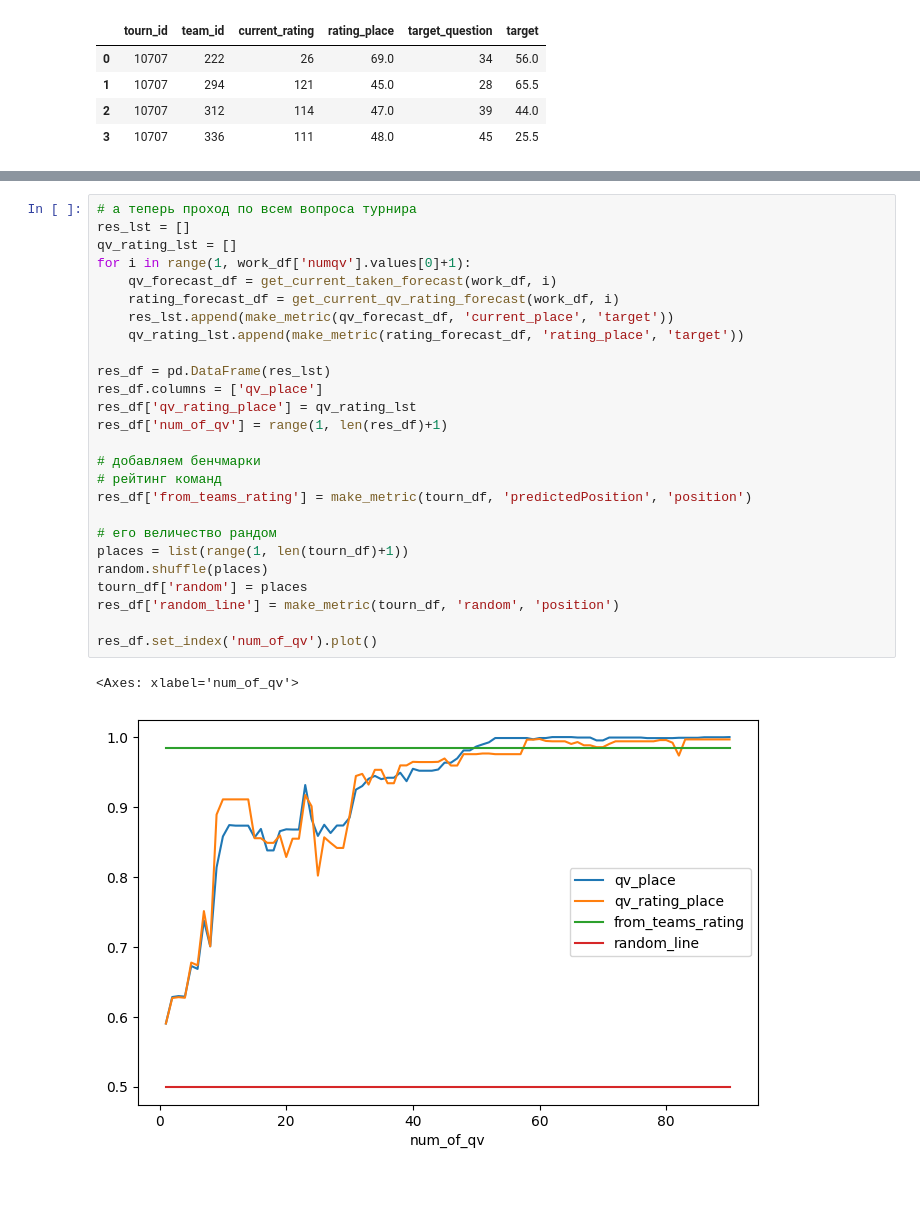
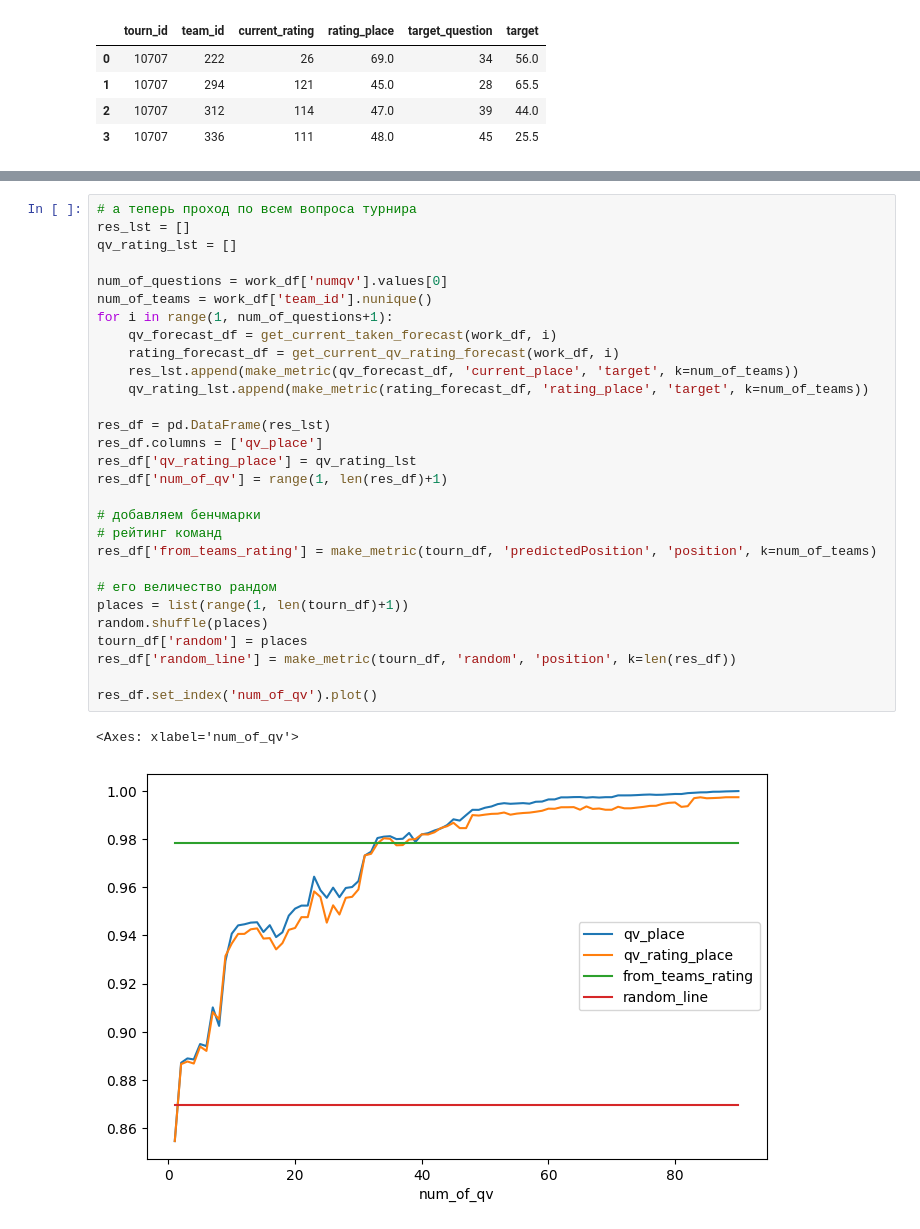
Before and after one commit to rosolimo212/chgk_results, a Jupyter notebook: per.ipynb, the cells around one changed output, grey strips where cells are left out. Cells and saved outputs as stored; diff of their text form; blank space fills up the shorter version.

Commit message:
good metric

```diff
--- a/per.ipynb
+++ b/per.ipynb
@@ -141,32 +141,35 @@ make_metric(metric_test_df, 'target', 'random', k=n)
 # %%
 # а теперь проход по всем вопроса турнира
 res_lst = []
 qv_rating_lst = []
-for i in range(1, work_df['numqv'].values[0]+1):
+
+num_of_questions = work_df['numqv'].values[0]
+num_of_teams = work_df['team_id'].nunique()
+for i in range(1, num_of_questions+1):
     qv_forecast_df = get_current_taken_forecast(work_df, i)
     rating_forecast_df = get_current_qv_rating_forecast(work_df, i)
-    res_lst.append(make_metric(qv_forecast_df, 'current_place', 'target'))
-    qv_rating_lst.append(make_metric(rating_forecast_df, 'rating_place', 'target'))
+    res_lst.append(make_metric(qv_forecast_df, 'current_place', 'target', k=num_of_teams))
+    qv_rating_lst.append(make_metric(rating_forecast_df, 'rating_place', 'target', k=num_of_teams))
 
 res_df = pd.DataFrame(res_lst)
 res_df.columns = ['qv_place']
 res_df['qv_rating_place'] = qv_rating_lst
 res_df['num_of_qv'] = range(1, len(res_df)+1)
 
 # добавляем бенчмарки
 # рейтинг команд
-res_df['from_teams_rating'] = make_metric(tourn_df, 'predictedPosition', 'position')
+res_df['from_teams_rating'] = make_metric(tourn_df, 'predictedPosition', 'position', k=num_of_teams)
 
 # его величество рандом
 places = list(range(1, len(tourn_df)+1))
 random.shuffle(places)
 tourn_df['random'] = places
-res_df['random_line'] = make_metric(tourn_df, 'random', 'position')
+res_df['random_line'] = make_metric(tourn_df, 'random', 'position', k=len(res_df))
 
 res_df.set_index('num_of_qv').plot()
 # %% [output]
 <Axes: xlabel='num_of_qv'>
-[figure, old version]
+[figure, new version]
 # %%
 # в качестве прогноза берём ситуацию перед начало "виртуальной перестрелки"
 res_df[res_df['num_of_qv'] == work_df['numqv'].values[0] - test_distnce]
```
Also changed, not shown: parts of 3 cells of this notebook.
